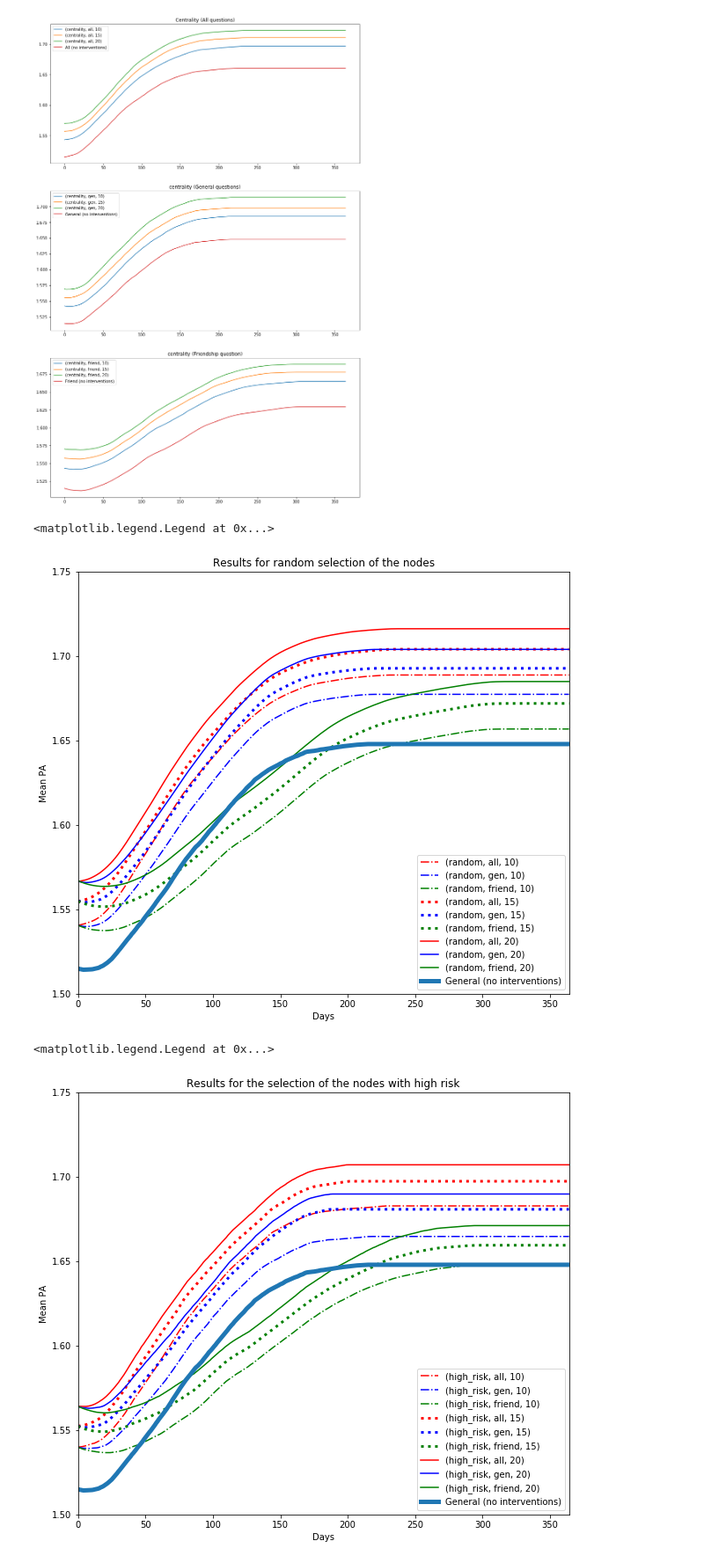
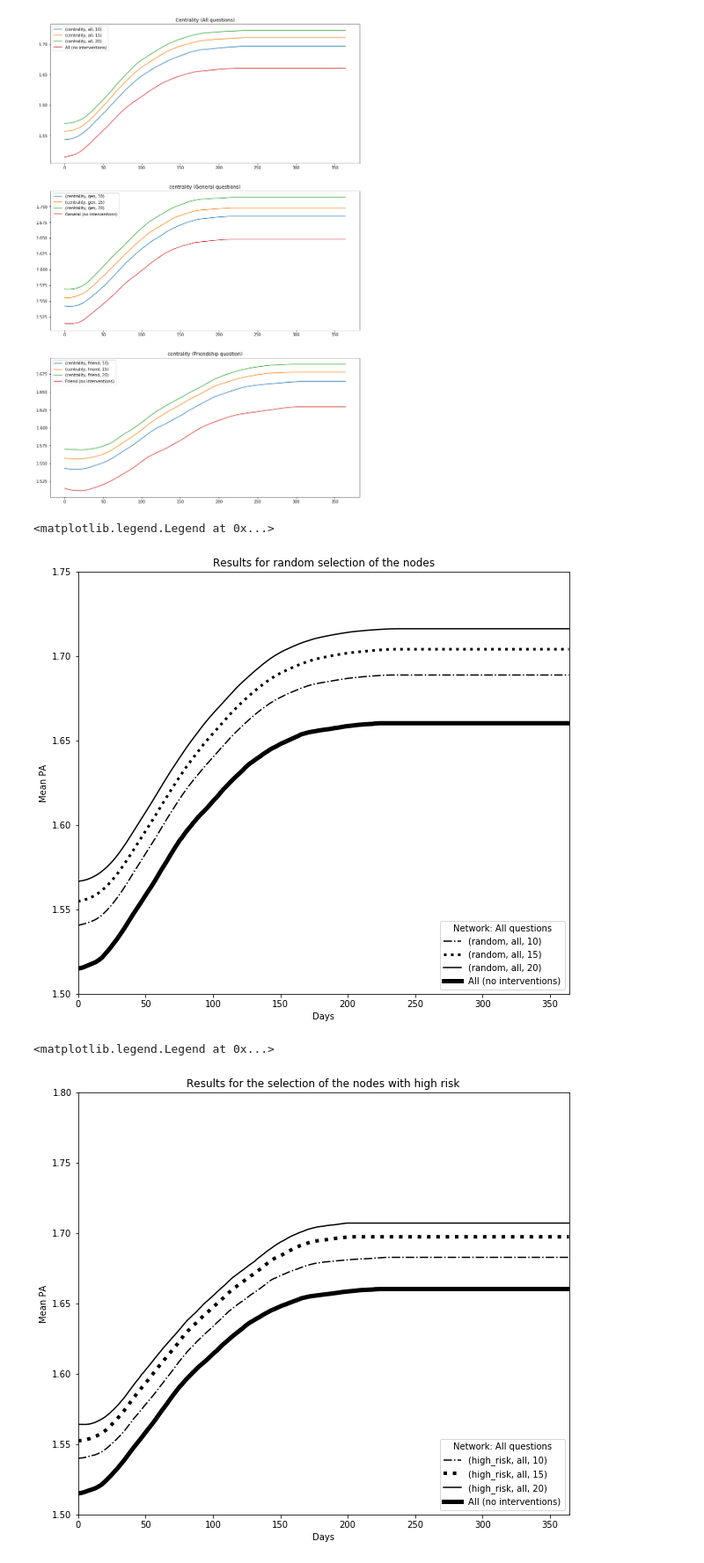
Before and after one commit to ericinlinux/obesity_interventions, a Jupyter notebook: Results_Interventions.ipynb, the cells around one changed output. Shown at 88% size. Drawn from its saved outputs; the diff is of its cells as text; code cells hidden in the pictures.

Commit message:
Adding code for Bojan Changes to be committed: 	modified:   Results_Interventions.ipynb 	new file:   codes/results_functions.py

```diff
--- a/Results_Interventions.ipynb
+++ b/Results_Interventions.ipynb
@@ -632,50 +739,55 @@ plt.legend()
 plt.figure(figsize=((10,30)))
 plt.subplot(311)
 plt.title('Results for random selection of the nodes')
-results_df['random', 'all', 10].plot(style='-.', color='red')
-results_df['random', 'gen', 10].plot(style='-.', color='blue')
-results_df['random', 'friend', 10].plot(style='-.', color='green')
+results_df['random', 'all', 10].plot(style='-.', color='black')
+#results_df['random', 'gen', 10].plot(style='-.', color='blue')
+#results_df['random', 'friend', 10].plot(style='-.', color='green')
 
-results_df['random', 'all', 15].plot(style=':', linewidth=3, color='red')
-results_df['random', 'gen', 15].plot(style=':', linewidth=3, color='blue')
-results_df['random', 'friend', 15].plot(style=':', linewidth=3, color='green')
+results_df['random', 'all', 15].plot(style=':', linewidth=3, color='black')
+#results_df['random', 'gen', 15].plot(style=':', linewidth=3, color='blue')
+#results_df['random', 'friend', 15].plot(style=':', linewidth=3, color='green')
 
-results_df['random', 'all', 20].plot(color='red')
-results_df['random', 'gen', 20].plot(color='blue')
-results_df['random', 'friend', 20].plot(color='green')
+results_df['random', 'all', 20].plot(color='black')
+#results_df['random', 'gen', 20].plot(color='blue')
+#results_df['random', 'friend', 20].plot(color='green')
 
-results_no_intervention_df['General (no interventions)'].plot(style='-', linewidth=5)
+results_no_intervention_df['All (no interventions)'].plot(style='-', linewidth=5, color='black')
+#results_no_intervention_df['General (no interventions)'].plot(style='-', linewidth=5, color='blue')
+#results_no_intervention_df['Friend (no interventions)'].plot(style='-', linewidth=5, color='green')
+
 plt.ylim(1.5,1.75)
 plt.xlim(0,364)
 plt.xlabel('Days')
 plt.ylabel('Mean PA')
-plt.legend()
+plt.legend(loc=4, title='Network: All questions')
 # %% [output]
 <matplotlib.legend.Legend at 0x...>
-[figure, old version]
+[figure, new version]
 # %%
 # Random results
 plt.figure(figsize=((10,30)))
 plt.subplot(311)
 plt.title('Results for the selection of the nodes with high risk')
-results_df['high_risk', 'all', 10].plot(style='-.', color='red')
-results_df['high_risk', 'gen', 10].plot(style='-.', color='blue')
-results_df['high_risk', 'friend', 10].plot(style='-.', color='green')
+results_df['high_risk', 'all', 10].plot(style='-.', color='black')
+#results_df['high_risk', 'gen', 10].plot(style='-.', color='blue')
+#results_df['high_risk', 'friend', 10].plot(style='-.', color='green')
 
-results_df['high_risk', 'all', 15].plot(style=':', linewidth=3, color='red')
-results_df['high_risk', 'gen', 15].plot(style=':', linewidth=3, color='blue')
-results_df['high_risk', 'friend', 15].plot(style=':', linewidth=3, color='green')
+results_df['high_risk', 'all', 15].plot(style=':', linewidth=4, color='black')
+#results_df['high_risk', 'gen', 15].plot(style=':', linewidth=4, color='blue')
+#results_df['high_risk', 'friend', 15].plot(style=':', linewidth=4, color='green')
 
-results_df['high_risk', 'all', 20].plot(color='red')
-results_df['high_risk', 'gen', 20].plot(color='blue')
-results_df['high_risk', 'friend', 20].plot(color='green')
+results_df['high_risk', 'all', 20].plot(color='black')
+#results_df['high_risk', 'gen', 20].plot(color='blue')
+#results_df['high_risk', 'friend', 20].plot(color='green')
 
-results_no_intervention_df['General (no interventions)'].plot(style='-', linewidth=5)
-plt.ylim(1.5,1.75)
+results_no_intervention_df['All (no interventions)'].plot(style='-', linewidth=5, color='black')
+#results_no_intervention_df['General (no interventions)'].plot(style='-', linewidth=5, color='blue')
+#results_no_intervention_df['Friend (no interventions)'].plot(style='-', linewidth=5, color='green')
+plt.ylim(1.5,1.8)
 plt.xlim(0,364)
 plt.xlabel('Days')
 plt.ylabel('Mean PA')
-plt.legend()
+plt.legend(loc=4, title='Network: All questions')
 # %% [output]
 <matplotlib.legend.Legend at 0x...>
-[figure, old version]
+[figure, new version]
```
Also changed, not shown: parts of 18 cells of this notebook, 1 other file.
